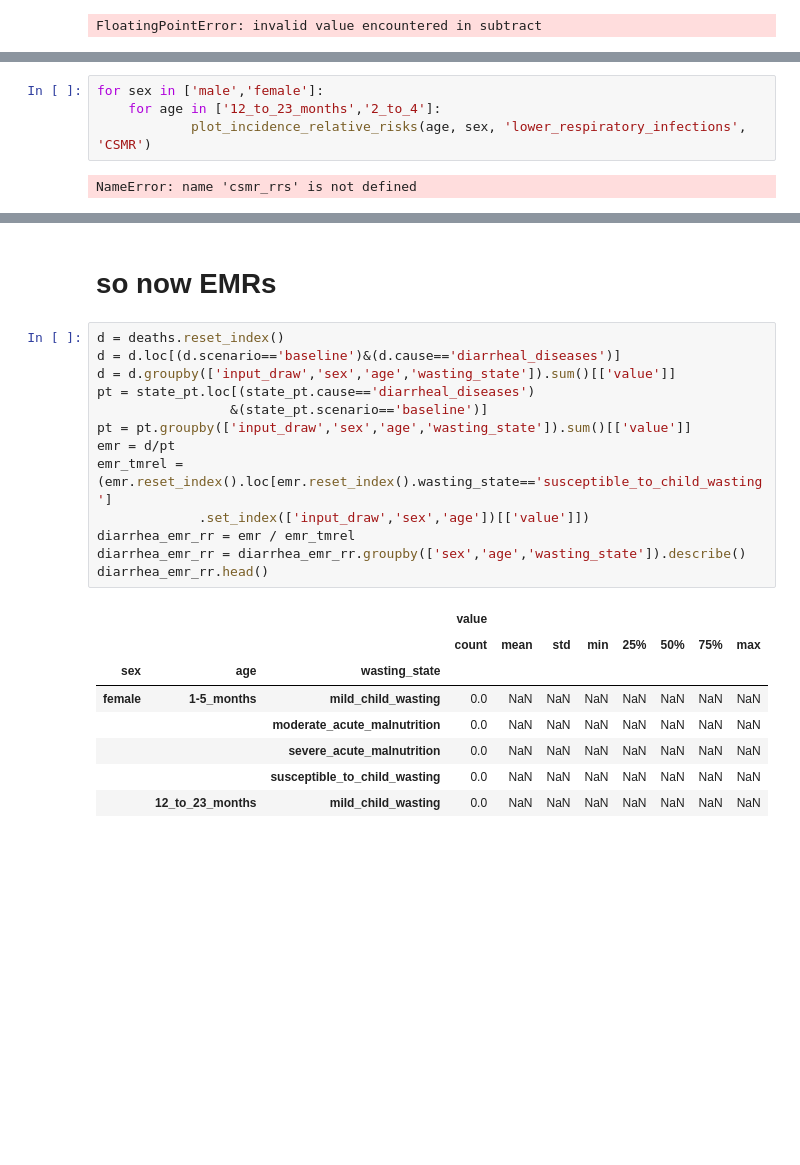
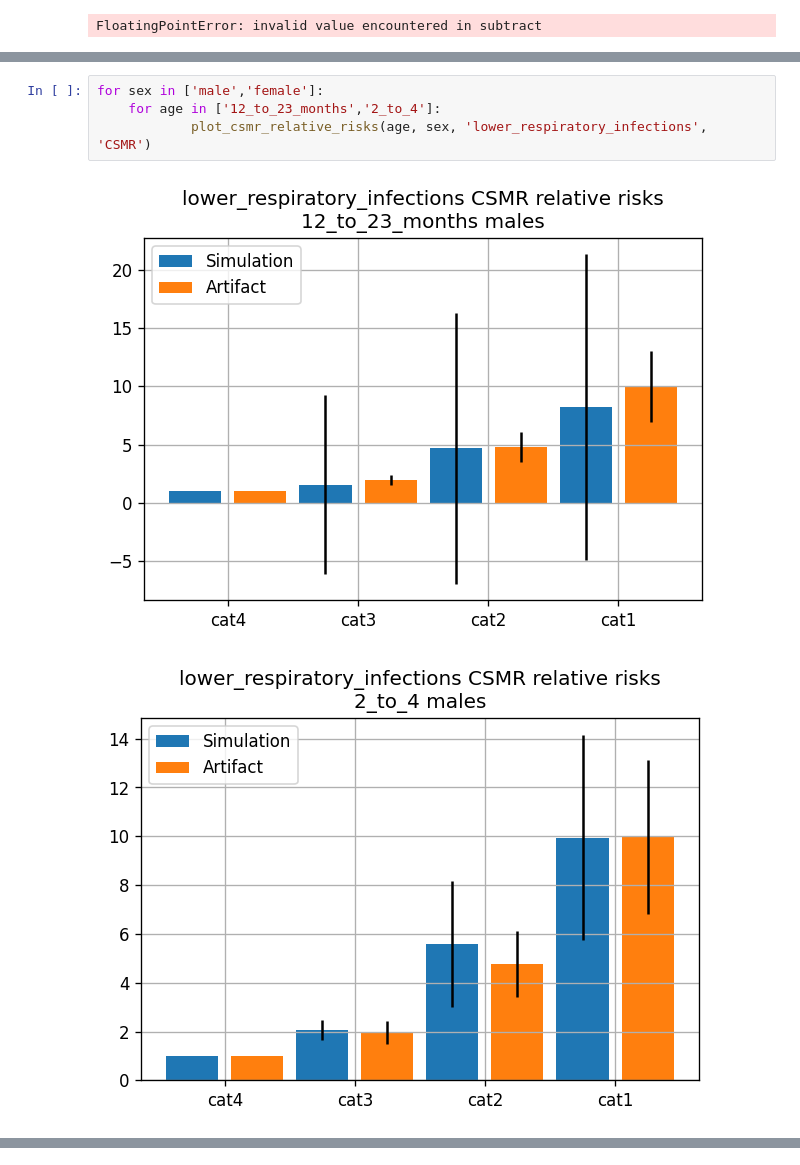
Before and after one commit to ihmeuw/vivarium_research_ciff_sam, a Jupyter notebook: model_validation/model7/model_7.1.1_risk_effects_verification.ipynb, the cells around one changed output, grey strips where cells are left out. Saved outputs shown, nothing was run; the diff lists cells and outputs as text; blank space fills up the shorter version.

```diff
--- a/model_validation/model7/model_7.1.1_risk_effects_verification.ipynb
+++ b/model_validation/model7/model_7.1.1_risk_effects_verification.ipynb
@@ -300,6 +284,7 @@ NameError: name 'csmr_rrs' is not defined
 # %%
 for sex in ['male','female']:
     for age in ['12_to_23_months','2_to_4']:
-            plot_incidence_relative_risks(age, sex, 'lower_respiratory_infections', 'CSMR')
+            plot_csmr_relative_risks(age, sex, 'lower_respiratory_infections', 'CSMR')
 # %% [output]
-NameError: name 'csmr_rrs' is not defined
+[figure, added]
+[figure, added]
@@ -306,24 +292,0 @@ NameError: name 'csmr_rrs' is not defined
-# %% [markdown]
-# so now EMRs
-# %%
-d = deaths.reset_index()
-d = d.loc[(d.scenario=='baseline')&(d.cause=='diarrheal_diseases')]
-d = d.groupby(['input_draw','sex','age','wasting_state']).sum()[['value']]
-pt = state_pt.loc[(state_pt.cause=='diarrheal_diseases')
-                 &(state_pt.scenario=='baseline')]
-pt = pt.groupby(['input_draw','sex','age','wasting_state']).sum()[['value']]
-emr = d/pt
-emr_tmrel = (emr.reset_index().loc[emr.reset_index().wasting_state=='susceptible_to_child_wasting']
-             .set_index(['input_draw','sex','age'])[['value']])
-diarrhea_emr_rr = emr / emr_tmrel
-diarrhea_emr_rr = diarrhea_emr_rr.groupby(['sex','age','wasting_state']).describe()
-diarrhea_emr_rr.head()
-# %% [output]
-|  |  |  | value |  |  |  |  |  |  |  |
-|  |  |  | count | mean | std | min | 25% | 50% | 75% | max |
-| sex | age | wasting_state |  |  |  |  |  |  |  |  |
-| female | 1-5_months | mild_child_wasting | 0.0 | NaN | NaN | NaN | NaN | NaN | NaN | NaN |
-|  |  | moderate_acute_malnutrition | 0.0 | NaN | NaN | NaN | NaN | NaN | NaN | NaN |
-|  |  | severe_acute_malnutrition | 0.0 | NaN | NaN | NaN | NaN | NaN | NaN | NaN |
-|  |  | susceptible_to_child_wasting | 0.0 | NaN | NaN | NaN | NaN | NaN | NaN | NaN |
-|  | 12_to_23_months | mild_child_wasting | 0.0 | NaN | NaN | NaN | NaN | NaN | NaN | NaN |
```
Also changed, not shown: parts of 11 cells of this notebook, 12 other files.
